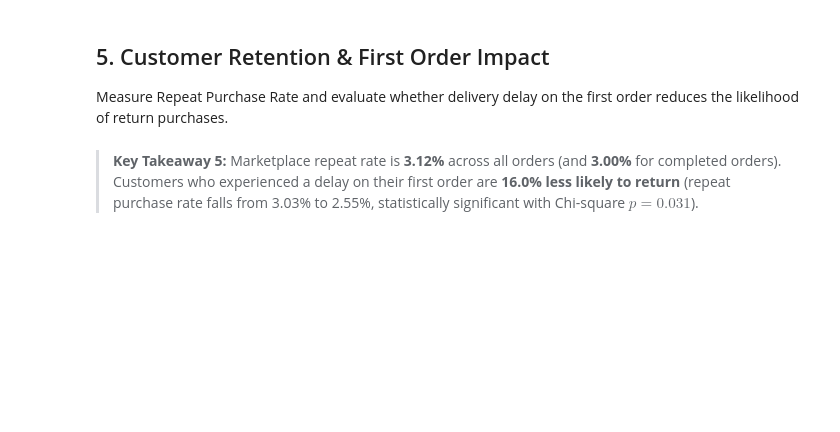
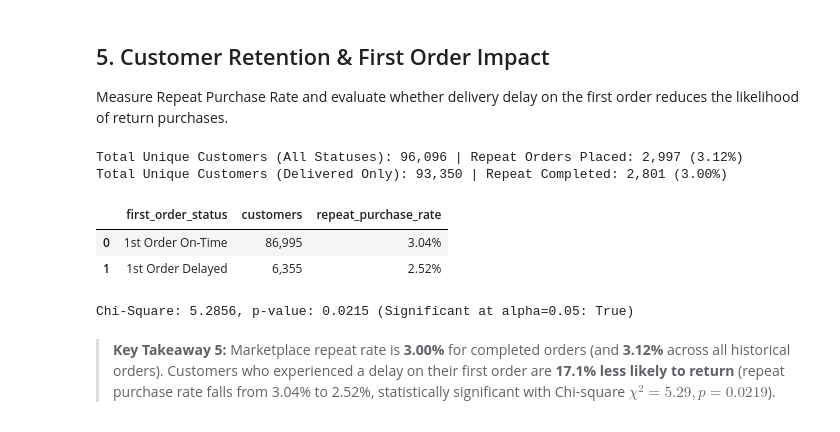
Before and after one commit to Baotran265/olist-ecommerce-data-analyst, a Jupyter notebook: notebooks/01_eda_and_insights.ipynb, the cells around one changed output. Saved outputs shown, nothing was run; the diff lists cells and outputs as text; code cells hidden in the pictures; blank space fills up the shorter version.

```diff
--- a/notebooks/01_eda_and_insights.ipynb
+++ b/notebooks/01_eda_and_insights.ipynb
@@ -189,41 +268,50 @@ display(cat_stats.head(12).style.format({
 Measure Repeat Purchase Rate and evaluate whether delivery delay on the first order reduces the likelihood of return purchases.
 # %%
 merged = df_orders.merge(df_cust[['customer_id', 'customer_unique_id']], on='customer_id')
-
-# 1. All orders repeat rate
 all_order_counts = merged.groupby('customer_unique_id')['order_id'].nunique()
 total_customers = len(all_order_counts)
 repeat_customers = (all_order_counts > 1).sum()
 repeat_rate = (repeat_customers / total_customers) * 100
-print(f"Total Unique Customers (All Statuses): {total_customers:,} | Repeat: {repeat_customers:,} ({repeat_rate:.2f}%)")
 
-# 2. Delivered completed repeat rate
-deliv_orders = merged[merged['order_status'] == 'delivered'].copy()
+# Master dataset delivered orders
+deliv_valid = df_master[(df_master['order_status'] == 'delivered') & (df_master['is_valid_delivered'] == 1)].copy()
+deliv_orders = deliv_valid.drop_duplicates(subset=['order_id']).copy()
 deliv_order_counts = deliv_orders.groupby('customer_unique_id')['order_id'].nunique()
 total_deliv_cust = len(deliv_order_counts)
-repeat_deliv_cust = (deliv_order_counts > 1).sum()
+repeat_deliv_ids = set(deliv_order_counts[deliv_order_counts > 1].index)
+repeat_deliv_cust = len(repeat_deliv_ids)
 repeat_deliv_rate = (repeat_deliv_cust / total_deliv_cust) * 100
-repeat_deliv_ids = set(deliv_order_counts[deliv_order_counts > 1].index)
+
+print(f"Total Unique Customers (All Statuses): {total_customers:,} | Repeat Orders Placed: {repeat_customers:,} ({repeat_rate:.2f}%)")
 print(f"Total Unique Customers (Delivered Only): {total_deliv_cust:,} | Repeat Completed: {repeat_deliv_cust:,} ({repeat_deliv_rate:.2f}%)")
 
-# 3. First order delivery impact on completed repeat purchase
+# First order delivery impact
 deliv_sorted = deliv_orders.sort_values(by=['customer_unique_id', 'order_purchase_timestamp'])
 deliv_first = deliv_sorted.drop_duplicates(subset=['customer_unique_id'], keep='first').copy()
-deliv_first = deliv_first[deliv_first['is_valid_delivered'] == 1].copy()
 deliv_first['is_repeat'] = deliv_first['customer_unique_id'].isin(repeat_deliv_ids).astype(int)
 
 retention_impact = deliv_first.groupby('is_delayed').agg(
     customers=('customer_unique_id', 'count'),
     repeat_purchase_rate=('is_repeat', lambda s: s.mean() * 100)
 ).reset_index()
 retention_impact['first_order_status'] = retention_impact['is_delayed'].map({0: '1st Order On-Time', 1: '1st Order Delayed'})
 
-display(retention_impact[['first_order_status', 'customers', 'repeat_purchase_rate']])
+display(retention_impact[['first_order_status', 'customers', 'repeat_purchase_rate']].style.format({
+    'customers': '{:,}',
+    'repeat_purchase_rate': '{:.2f}%'
+}))
 
 # Chi-Square Test of Independence
 from scipy.stats import chi2_contingency
 ct = pd.crosstab(deliv_first['is_delayed'], deliv_first['is_repeat'])
 chi2, p, dof, _ = chi2_contingency(ct)
-print(f'Chi-square statistic: {chi2:.4f}, p-value: {p:.4f} (Significant: {p < 0.05})')
+print(f'Chi-Square: {chi2:.4f}, p-value: {p:.4f} (Significant at alpha=0.05: {p < 0.05})')
+# %% [output]
+Total Unique Customers (All Statuses): 96,096 | Repeat Orders Placed: 2,997 (3.12%)
+Total Unique Customers (Delivered Only): 93,350 | Repeat Completed: 2,801 (3.00%)
+|  | first_order_status | customers | repeat_purchase_rate |
+| 0 | 1st Order On-Time | 86,995 | 3.04% |
+| 1 | 1st Order Delayed | 6,355 | 2.52% |
+Chi-Square: 5.2856, p-value: 0.0215 (Significant at alpha=0.05: True)
 # %% [markdown]
-> **Key Takeaway 5:** Marketplace repeat rate is **3.12%** across all orders (and **3.00%** for completed orders). Customers who experienced a delay on their first order are **16.0% less likely to return** (repeat purchase rate falls from 3.03% to 2.55%, statistically significant with Chi-square $p = 0.031$).
+> **Key Takeaway 5:** Marketplace repeat rate is **3.00%** for completed orders (and **3.12%** across all historical orders). Customers who experienced a delay on their first order are **17.1% less likely to return** (repeat purchase rate falls from 3.04% to 2.52%, statistically significant with Chi-square $\chi^2 = 5.29, p = 0.0219$).
```
Also changed, not shown: parts of 7 cells of this notebook, 18 other files.
